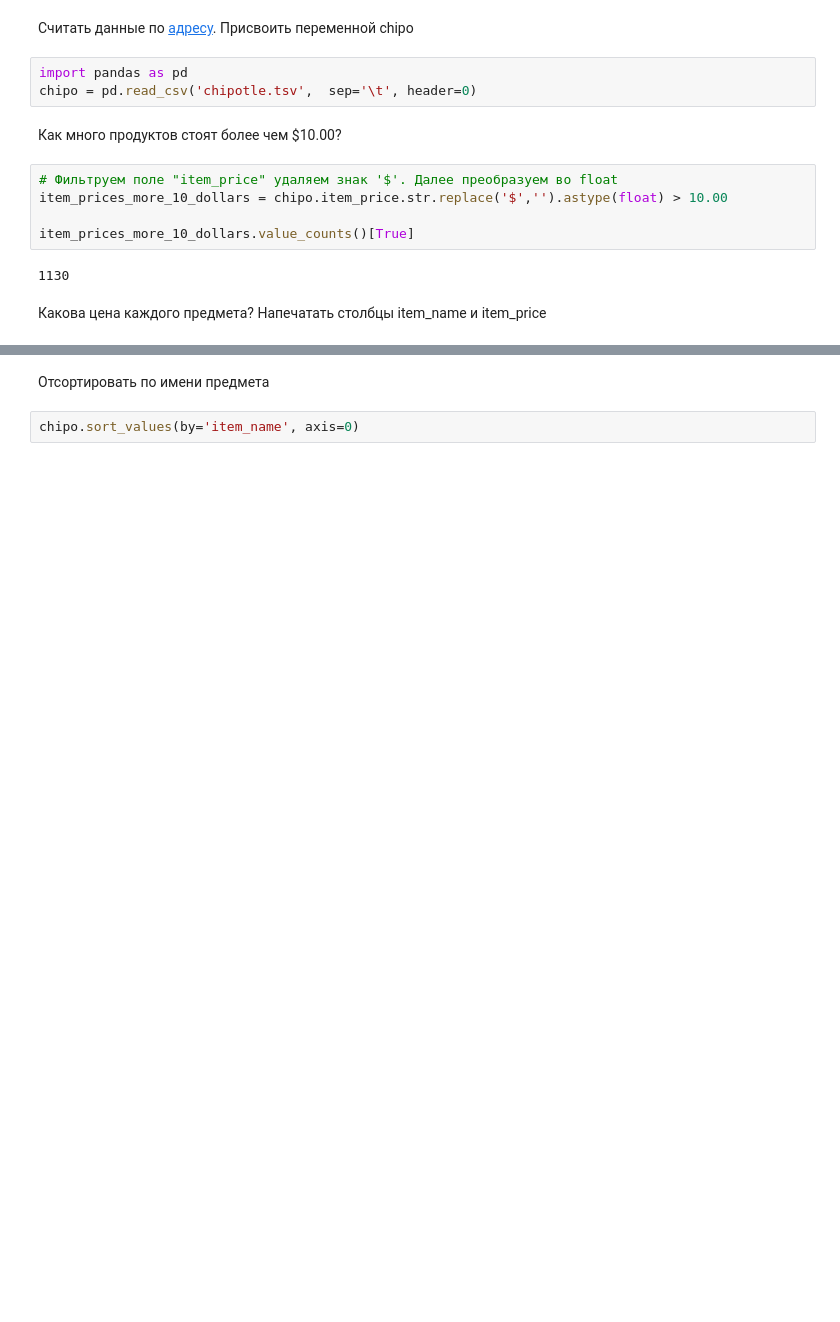
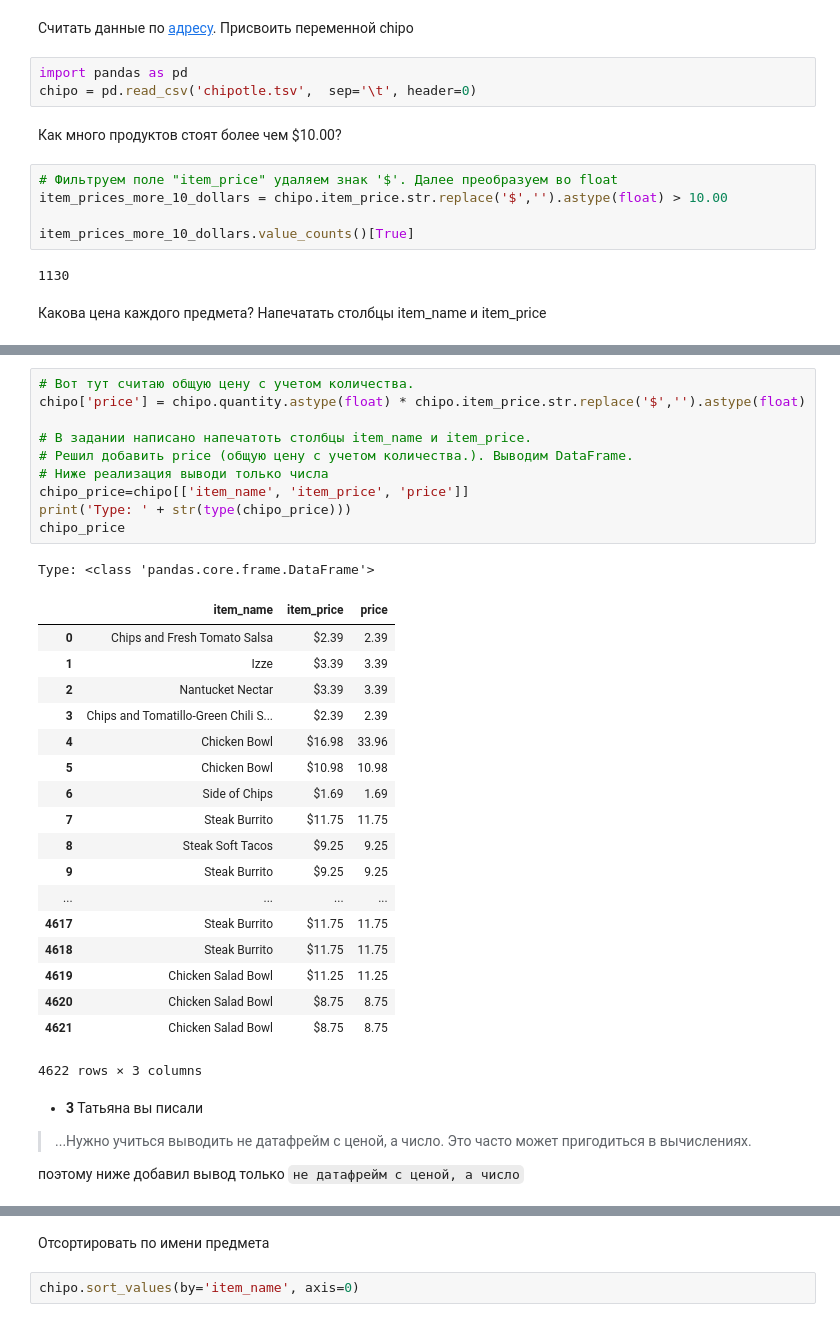
Before and after one commit to airatkh/DataScientistOtusCourseExercises, a Jupyter notebook: hw_1/exercises.ipynb, the cells around one changed output, grey strips where cells are left out. Saved outputs shown, nothing was run; the diff lists cells and outputs as text; blank space fills up the shorter version.

```diff
--- a/lesson_1/exercises.ipynb
+++ b/hw_1/exercises.ipynb
@@ -346,0 +340,35 @@ chipo[['item_name', 'item_price']]
+# %%
+# Вот тут считаю общую цену с учетом количества.
+chipo['price'] = chipo.quantity.astype(float) * chipo.item_price.str.replace('$','').astype(float)
+
+# В задании написано напечатоть столбцы item_name и item_price.
+# Решил добавить price (общую цену с учетом количества.). Выводим DataFrame.
+# Ниже реализация выводи только числа
+chipo_price=chipo[['item_name', 'item_price', 'price']]
+print('Type: ' + str(type(chipo_price)))
+chipo_price
+# %% [output]
+Type: <class 'pandas.core.frame.DataFrame'>
+|  | item_name | item_price | price |
+| 0 | Chips and Fresh Tomato Salsa | $2.39 | 2.39 |
+| 1 | Izze | $3.39 | 3.39 |
+| 2 | Nantucket Nectar | $3.39 | 3.39 |
+| 3 | Chips and Tomatillo-Green Chili S... | $2.39 | 2.39 |
+| 4 | Chicken Bowl | $16.98 | 33.96 |
+| 5 | Chicken Bowl | $10.98 | 10.98 |
+| 6 | Side of Chips | $1.69 | 1.69 |
+| 7 | Steak Burrito | $11.75 | 11.75 |
+| 8 | Steak Soft Tacos | $9.25 | 9.25 |
+| 9 | Steak Burrito | $9.25 | 9.25 |
+| ... | ... | ... | ... |
+| 4617 | Steak Burrito | $11.75 | 11.75 |
+| 4618 | Steak Burrito | $11.75 | 11.75 |
+| 4619 | Chicken Salad Bowl | $11.25 | 11.25 |
+| 4620 | Chicken Salad Bowl | $8.75 | 8.75 |
+| 4621 | Chicken Salad Bowl | $8.75 | 8.75 |
+4622 rows × 3 columns
+# %% [markdown]
+* **3** Татьяна вы писали
+>...Нужно учиться выводить не датафрейм с ценой, а число. Это часто может пригодиться в вычислениях.
+
+поэтому ниже добавил вывод только ``не датафрейм с ценой, а число``
```
Also changed, not shown: parts of 12 cells of this notebook, 1 other file.
